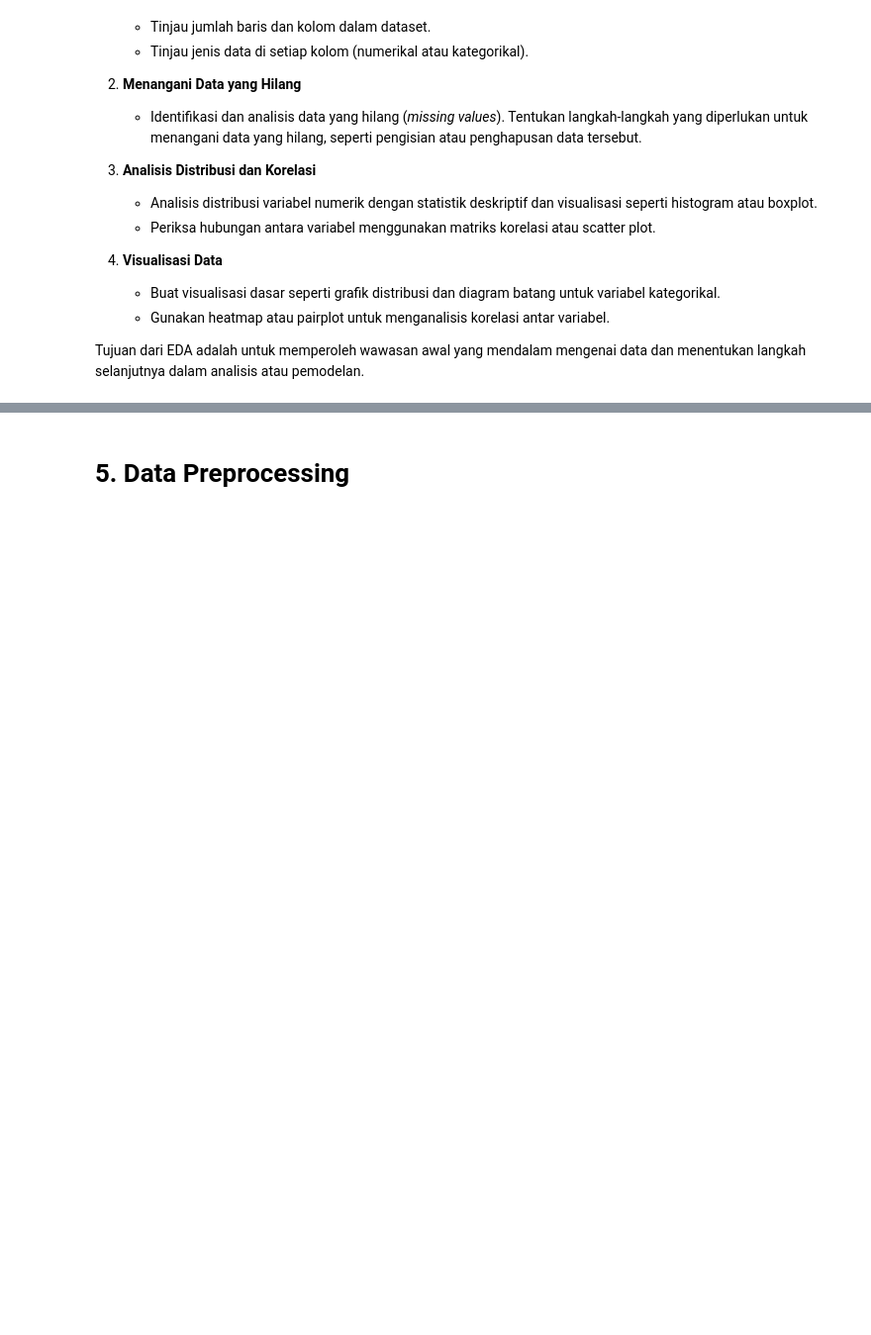
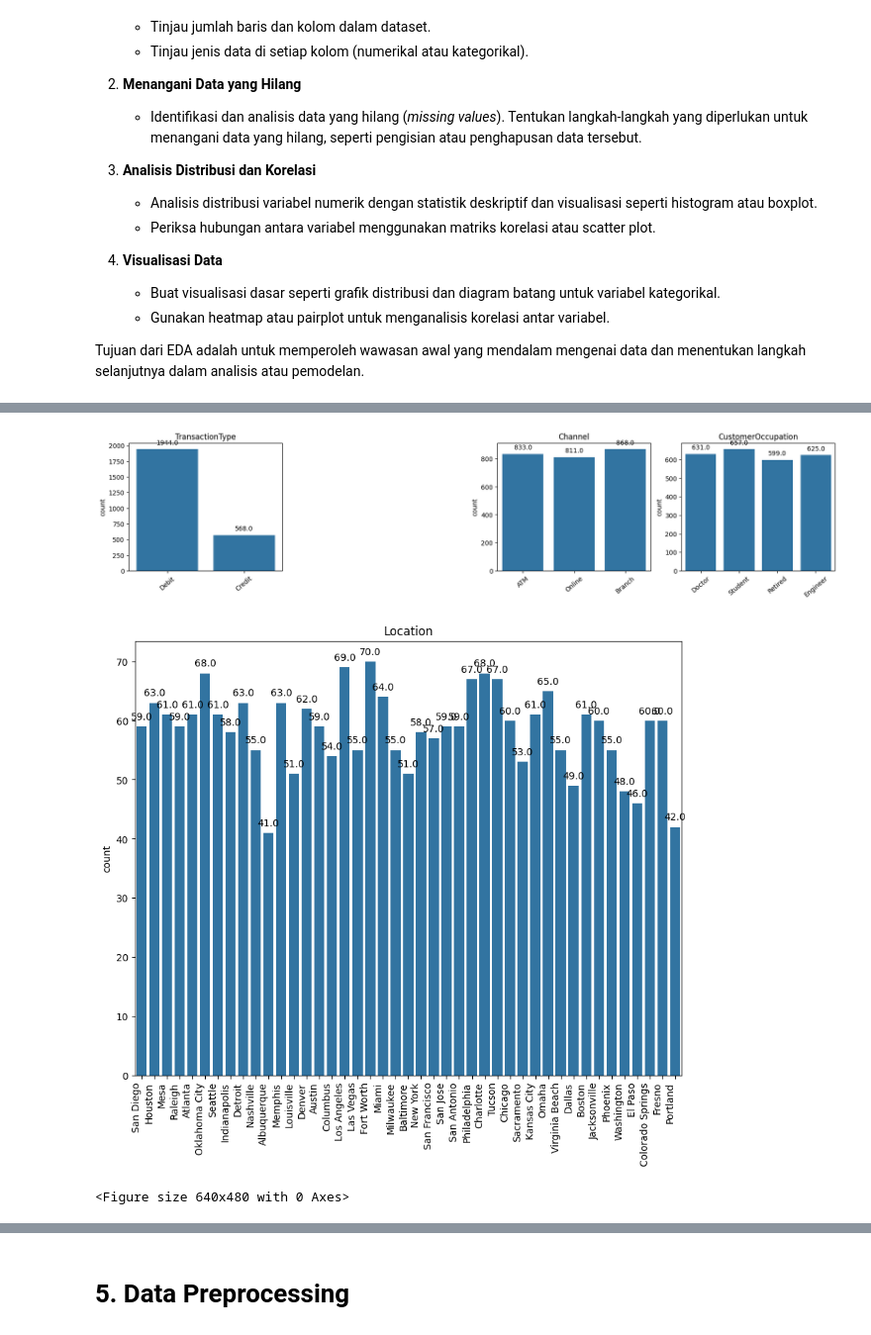
Before and after one commit to SoraIroShiro/submission_basic_ML, a Jupyter notebook: [Clustering]_Submission_Akhir_BMLP_Your_Name_(Updated) copy 2.ipynb, the cells around one changed output, grey strips where cells are left out. Shown at 99% size. Saved outputs shown, nothing was run; the diff lists cells and outputs as text; code cells hidden in the pictures; blank space fills up the shorter version.

```diff
--- a/[Clustering]_Submission_Akhir_BMLP_Your_Name_(Updated) copy 2.ipynb
+++ b/[Clustering]_Submission_Akhir_BMLP_Your_Name_(Updated) copy 2.ipynb
@@ -252,0 +149,56 @@ KeyboardInterrupt:
+# %%
+# Menghitung jumlah baris untuk tampilan grid
+additional_row = 1 if "Location" in categorical_columns else 0
+rows = -(-len(categorical_columns) // cols_per_row) + additional_row  # Tambah baris ekstra untuk Location
+
+# Membuat subplots dengan ukuran yang lebih luas
+fig, axes = plt.subplots(rows, cols_per_row, figsize=(5 * cols_per_row, 4 * rows))
+axes = axes.flatten()
+
+location_ax = None  # Untuk menyimpan subplot khusus Location
+
+# Plot countplot untuk setiap kolom kategorikal
+for idx, column in enumerate(categorical_columns):
+    if column == "Location":
+        continue  # Skip Location, akan ditampilkan di subplot besar
+
+    sns.countplot(data=df, x=column, ax=axes[idx])
+    axes[idx].tick_params(axis='x', rotation=40)
+    axes[idx].set_xlabel('')
+    axes[idx].set_title(column)
+
+    # Menambahkan anotasi jumlah data pada setiap kategori
+    for p in axes[idx].patches:
+        axes[idx].annotate(f'{p.get_height()}',
+                           (p.get_x() + p.get_width() / 2., p.get_height()),
+                           ha='center', va='bottom',
+                           xytext=(0, 5), textcoords='offset points')
+
+# Tambahkan subplot baru untuk Location dengan ukuran lebih besar (2x2 ukuran subplot biasa)
+fig_loc, ax_loc = plt.subplots(figsize=(10, 8))
+sns.countplot(data=df, x="Location", ax=ax_loc)
+ax_loc.tick_params(axis='x', rotation=90)
+ax_loc.set_xlabel('')
+ax_loc.set_title("Location")
+ax_loc.set_xticklabels(ax_loc.get_xticklabels(), ha='right')
+
+# Tambahkan anotasi jumlah data
+for p in ax_loc.patches:
+    ax_loc.annotate(f'{p.get_height()}',
+                    (p.get_x() + p.get_width() / 2., p.get_height()),
+                    ha='center', va='bottom',
+                    xytext=(0, 5), textcoords='offset points')
+
+# Menonaktifkan subplot kosong yang tidak terpakai
+for ax in axes:
+    if len(ax.patches) == 0:  # Jika subplot tidak memiliki data (tidak ada batang pada countplot)
+        fig.delaxes(ax)
+
+plt.show()
+
+plt.tight_layout()
+plt.show()
+# %% [output]
+[figure, added]
+[figure, added]
+<Figure size 640x480 with 0 Axes>
```
Also changed, not shown: parts of 22 cells of this notebook, 4 other files.
